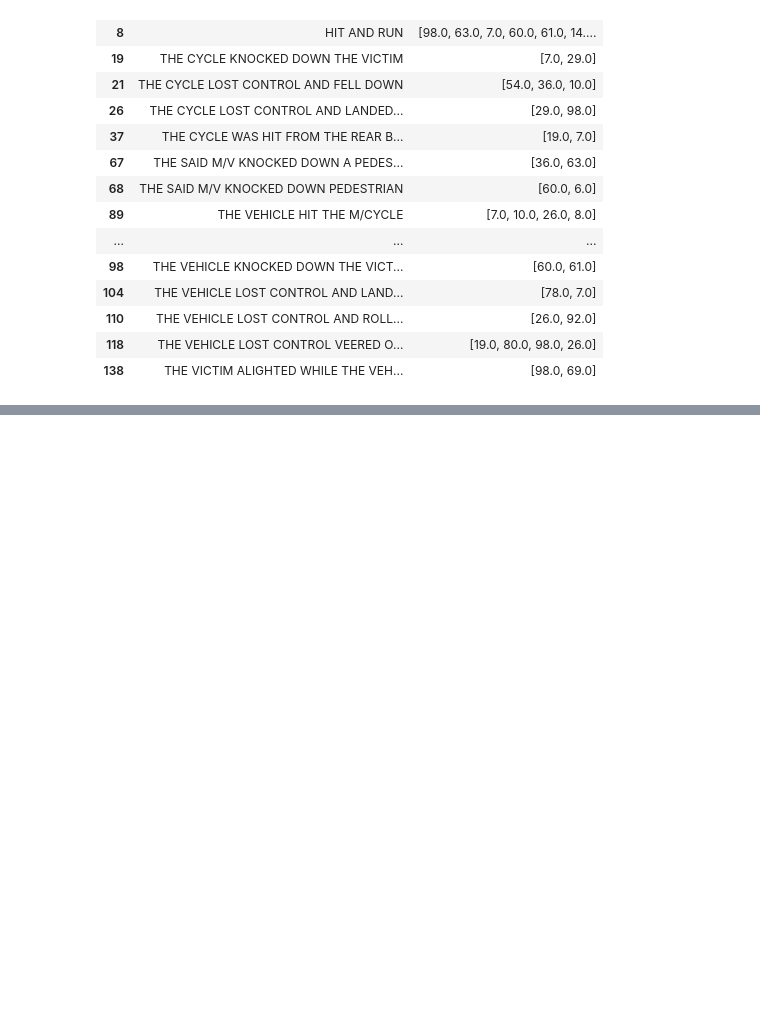
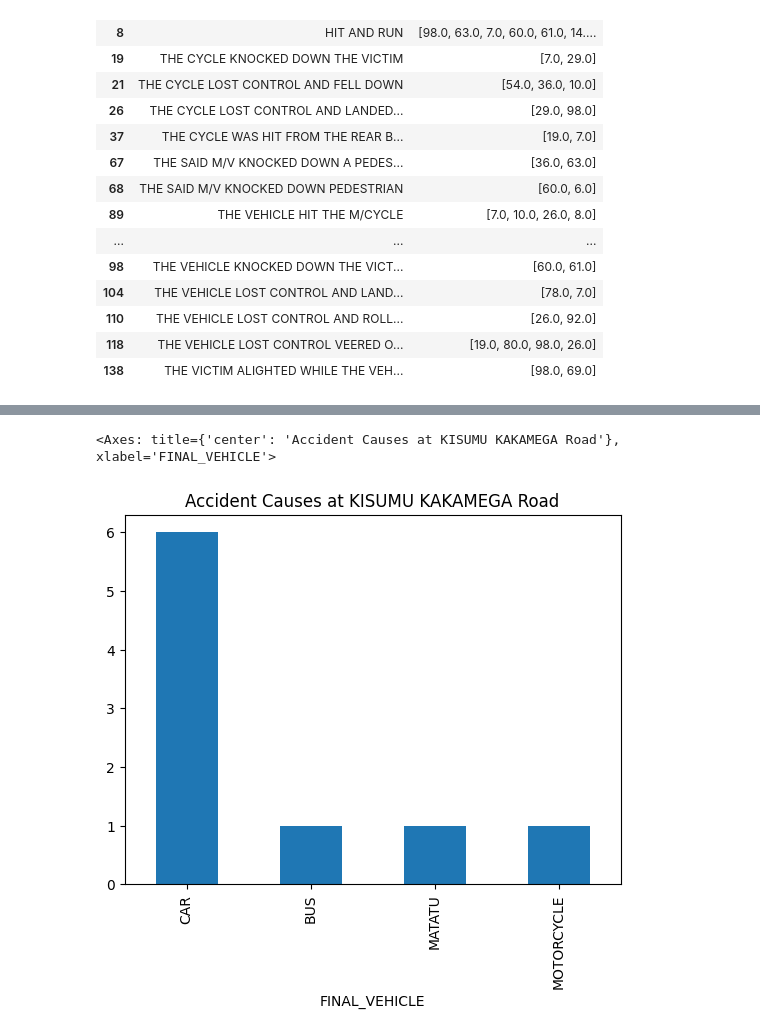
Before and after one commit to nkonyancha/accident_analysis, a Jupyter notebook: analysis.ipynb, the cells around one changed output, grey strips where cells are left out. Saved outputs shown, nothing was run; the diff lists cells and outputs as text; code cells hidden in the pictures; blank space fills up the shorter version.

```diff
--- a/analysis.ipynb
+++ b/analysis.ipynb
@@ -651,0 +1098,9 @@ Cluster 14
+# %%
+def accident_cause_by_road(road_name):
+    subset = final_df[final_df['NORMALIZED_ROAD'] == road_name]
+    x=subset['FINAL_VEHICLE'].value_counts()
+    return x.plot(kind='bar',title=f'Accident Causes at {road_name} Road',)
+accident_cause_by_road('KISUMU KAKAMEGA')
+# %% [output]
+<Axes: title={'center': 'Accident Causes at KISUMU KAKAMEGA Road'}, xlabel='FINAL_VEHICLE'>
+[figure, added]
```
Also changed, not shown: parts of 47 cells of this notebook.
